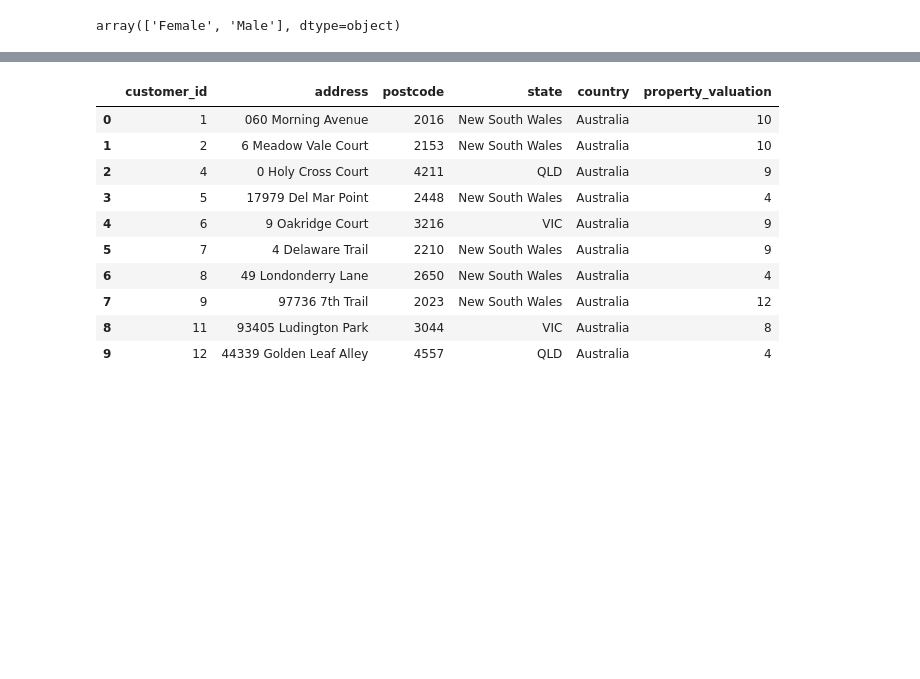
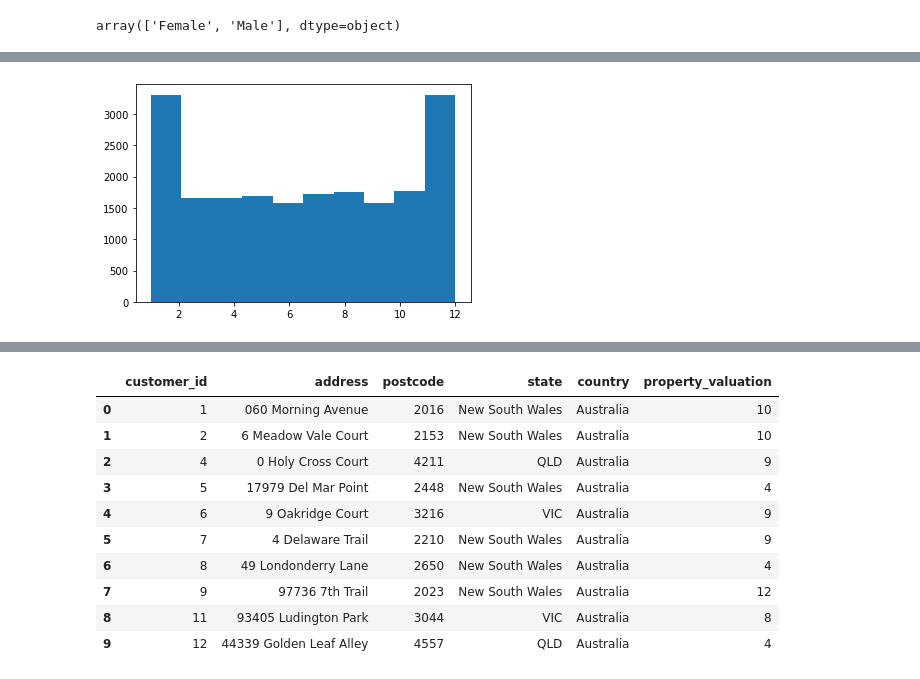
Before and after one commit to VanQuanDONG/Forage, a Jupyter notebook: KPMG/46317058.ipynb, the cells around one changed output, grey strips where cells are left out. Saved outputs shown, nothing was run; the diff lists cells and outputs as text; code cells hidden in the pictures; blank space fills up the shorter version.

```diff
--- a/KPMG/46317058.ipynb
+++ b/KPMG/46317058.ipynb
@@ -146,0 +171,5 @@ array(['Female', 'Male'], dtype=object)
+# %%
+plt.hist(pd.DatetimeIndex(transaction['transaction_date']).month)
+plt.show()
+# %% [output]
+[figure, added]
```
Also changed, not shown: parts of 85 cells of this notebook, 1 other file.
